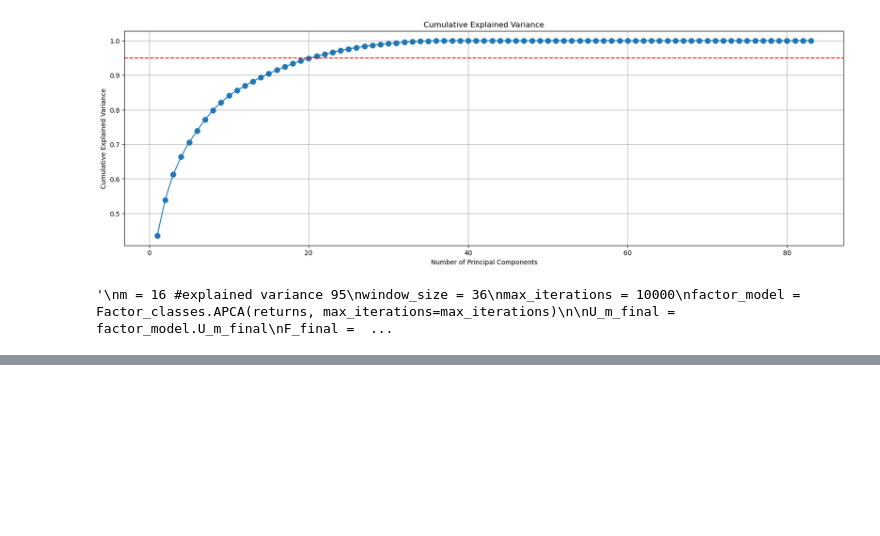
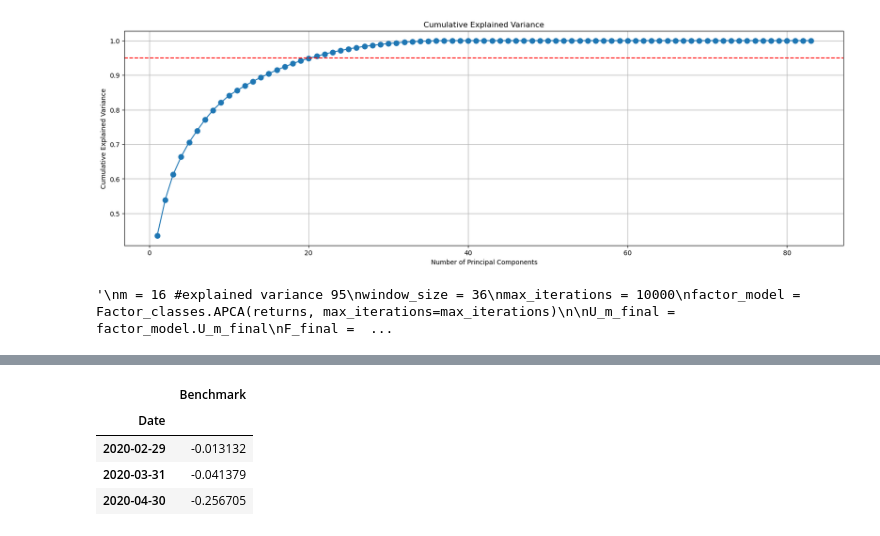
Before and after one commit to miindisponi99/Statistical-Factor-Model, a Jupyter notebook: Stat_factor_model.ipynb, the cells around one changed output, grey strips where cells are left out. Saved outputs shown, nothing was run; the diff lists cells and outputs as text; code cells hidden in the pictures; blank space fills up the shorter version.

```diff
--- a/Stat_factor_model.ipynb
+++ b/Stat_factor_model.ipynb
@@ -58 +60,12 @@ index_cum_returns, portfolio_cum_returns = strategy.evaluate_strategies(index_re
+# %%
+index_test_rets = pd.DataFrame(index_cum_returns)
+index_test_rets.rename(columns={'Open': 'Benchmark'}, inplace=True)
+
+index_test_rets.head(3)
+# %% [output]
+|  | Benchmark |
+| Date |  |
+| 2020-02-29 | -0.013132 |
+| 2020-03-31 | -0.041379 |
+| 2020-04-30 | -0.256705 |
 # %%
```
Also changed, not shown: parts of 6 cells of this notebook.
